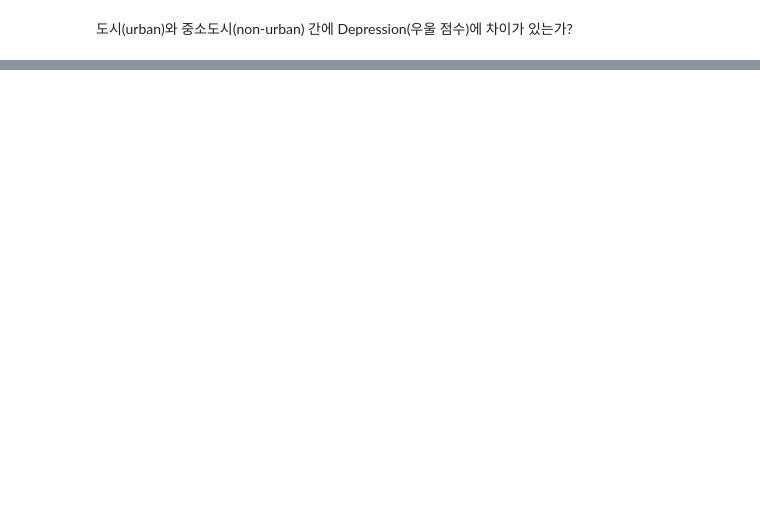
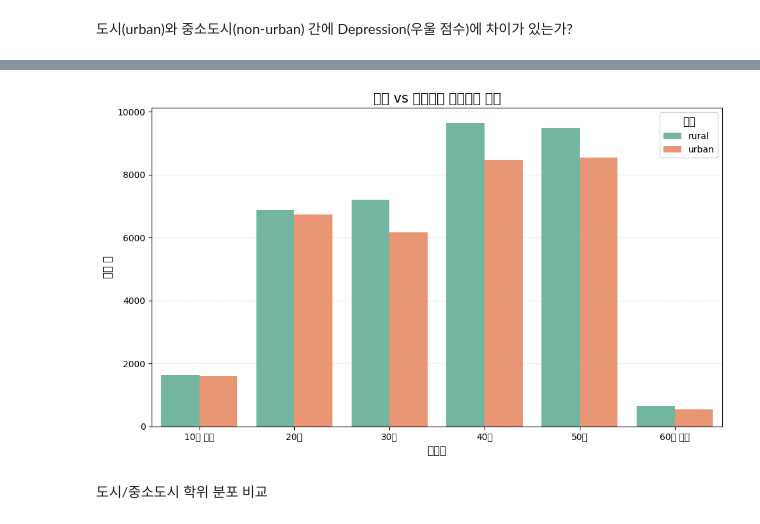
Before and after one commit to sunin1104/datathon, a Jupyter notebook: datathon.ipynb, the cells around one changed output, grey strips where cells are left out. Saved outputs shown, nothing was run; the diff lists cells and outputs as text; code cells hidden in the pictures; blank space fills up the shorter version.

```diff
--- a/datathon.ipynb
+++ b/datathon.ipynb
@@ -75,0 +80,3 @@ train_df.drop(columns=['id', 'Name', 'Profession'], inplace=True, errors='ignore
+# %%
+most_common = train_df['Financial Stress'].mode().iloc[0]
+train_df['Financial Stress'] = train_df['Financial Stress'].fillna(most_common)
@@ -75,0 +124,3 @@ train_df.drop(columns=['id', 'Name', 'Profession'], inplace=True, errors='ignore
+# %%
+most_common = train_df['Degree'].mode()[0]
+train_df['Degree'] = train_df['Degree'].fillna(most_common)
@@ -134,4 +164,3 @@ urban_cities = [
 # %%
-train_df['IsUrban'] = train_df['City'].apply(lambda x: 1 if x in urban_cities else 0)
-print(train_df['IsUrban'].value_counts())
+print(train_df['region'].value_counts())
 # %% [output]
@@ -206,0 +415,39 @@ else:
+# %%
+# 나이 그룹화 함수
+def categorize_age(age):
+    if age < 20:
+        return '10대 이하'
+    elif age < 30:
+        return '20대'
+    elif age < 40:
+        return '30대'
+    elif age < 50:
+        return '40대'
+    elif age < 60:
+        return '50대'
+    else:
+        return '60대 이상'
+
+# 새로운 컬럼 추가
+train_df['AgeGroup'] = train_df['Age'].apply(categorize_age)
+# %%
+import seaborn as sns
+
+order=['10대 이하','20대','30대','40대','50대','60대 이상']
+
+plt.figure(figsize=(10, 6))
+sns.countplot(data=train_df, x='AgeGroup', hue='region', palette='Set2', order=order)
+
+plt.title('도시 vs 중소도시 연령대별 분포', fontsize=15)
+plt.xlabel('연령대', fontsize=12)
+plt.ylabel('인원 수', fontsize=12)
+plt.xticks(fontsize=10)
+plt.yticks(fontsize=10)
+plt.legend(title='지역', title_fontsize=12, fontsize=10)
+plt.grid(axis='y', linestyle='--', alpha=0.3)
+plt.tight_layout()
+plt.show()
+# %% [output]
+[figure, added]
+# %% [markdown]
+도시/중소도시 학위 분포 비교
```
Also changed, not shown: parts of 42 cells of this notebook.
